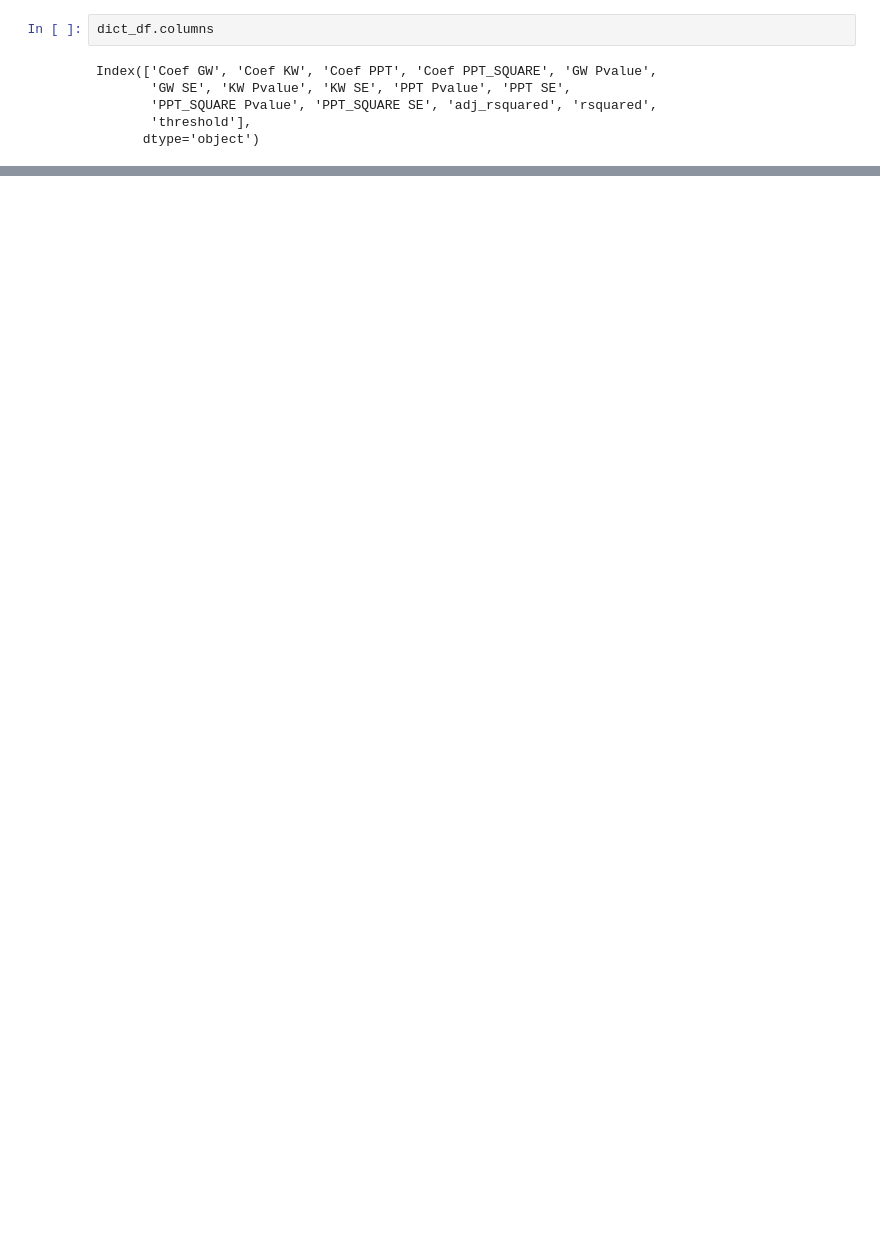
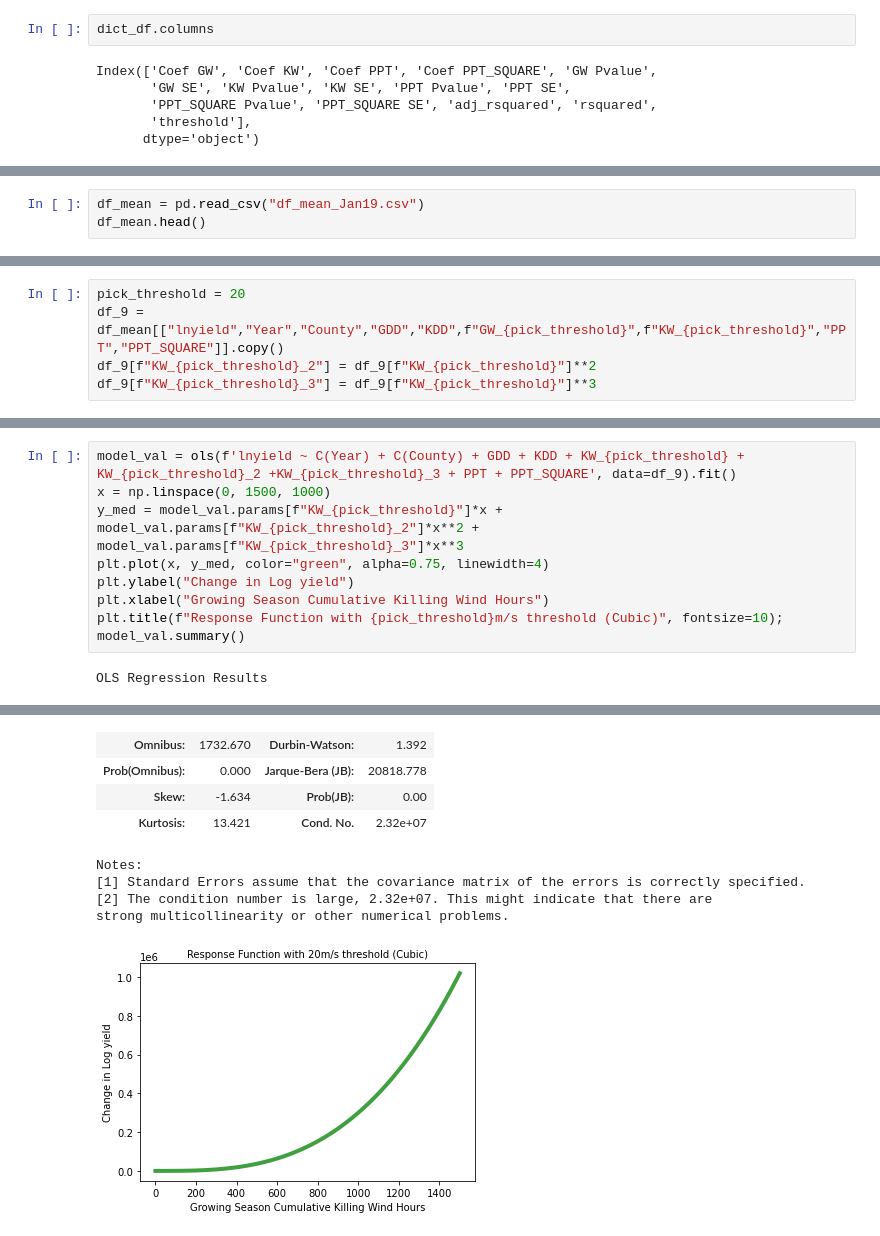
Before and after one commit to Julians42/The_Derecho_Project, a Jupyter notebook: notebooks/KW_Regression.ipynb, the cells around one changed output, grey strips where cells are left out. Drawn from its saved outputs; the diff is of its cells as text; blank space fills up the shorter version.

```diff
--- a/notebooks/KW_Regression.ipynb
+++ b/notebooks/KW_Regression.ipynb
@@ -315,0 +302,3 @@ df_mean[["KW_4","KW_10","KW_15","KW_20"]]
+# %%
+df_mean = pd.read_csv("df_mean_Jan19.csv")
+df_mean.head()
@@ -315,0 +313,5 @@ df_mean[["KW_4","KW_10","KW_15","KW_20"]]
+# %%
+pick_threshold = 20
+df_9 = df_mean[["lnyield","Year","County","GDD","KDD",f"GW_{pick_threshold}",f"KW_{pick_threshold}","PPT","PPT_SQUARE"]].copy()
+df_9[f"KW_{pick_threshold}_2"] = df_9[f"KW_{pick_threshold}"]**2
+df_9[f"KW_{pick_threshold}_3"] = df_9[f"KW_{pick_threshold}"]**3
@@ -315,0 +420,11 @@ df_mean[["KW_4","KW_10","KW_15","KW_20"]]
+# %%
+model_val = ols(f'lnyield ~ C(Year) + C(County) + GDD + KDD + KW_{pick_threshold} + KW_{pick_threshold}_2 +KW_{pick_threshold}_3 + PPT + PPT_SQUARE', data=df_9).fit()
+x = np.linspace(0, 1500, 1000)
+y_med = model_val.params[f"KW_{pick_threshold}"]*x + model_val.params[f"KW_{pick_threshold}_2"]*x**2 + model_val.params[f"KW_{pick_threshold}_3"]*x**3
+plt.plot(x, y_med, color="green", alpha=0.75, linewidth=4)
+plt.ylabel("Change in Log yield")
+plt.xlabel("Growing Season Cumulative Killing Wind Hours")
+plt.title(f"Response Function with {pick_threshold}m/s threshold (Cubic)", fontsize=10);
+model_val.summary()
+# %% [output]
+OLS Regression Results
@@ -315,0 +456,9 @@ df_mean[["KW_4","KW_10","KW_15","KW_20"]]
+| Omnibus: | 1732.670 | Durbin-Watson: | 1.392 |
+| Prob(Omnibus): | 0.000 | Jarque-Bera (JB): | 20818.778 |
+| Skew: | -1.634 | Prob(JB): | 0.00 |
+| Kurtosis: | 13.421 | Cond. No. | 2.32e+07 |
+Notes:
+[1] Standard Errors assume that the covariance matrix of the errors is correctly specified.
+[2] The condition number is large, 2.32e+07. This might indicate that there are
+strong multicollinearity or other numerical problems.
+[figure, added]
```
Also changed, not shown: parts of 16 cells of this notebook, 10 other files.
